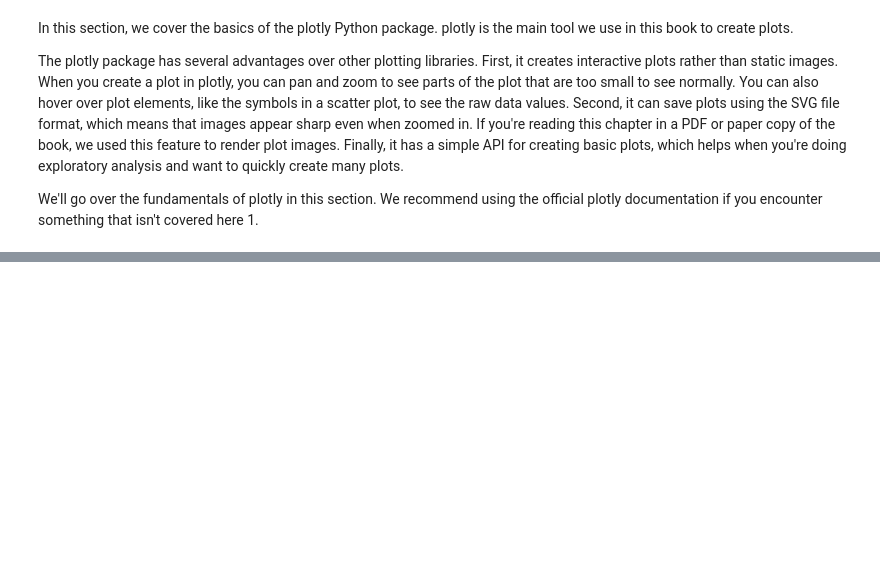
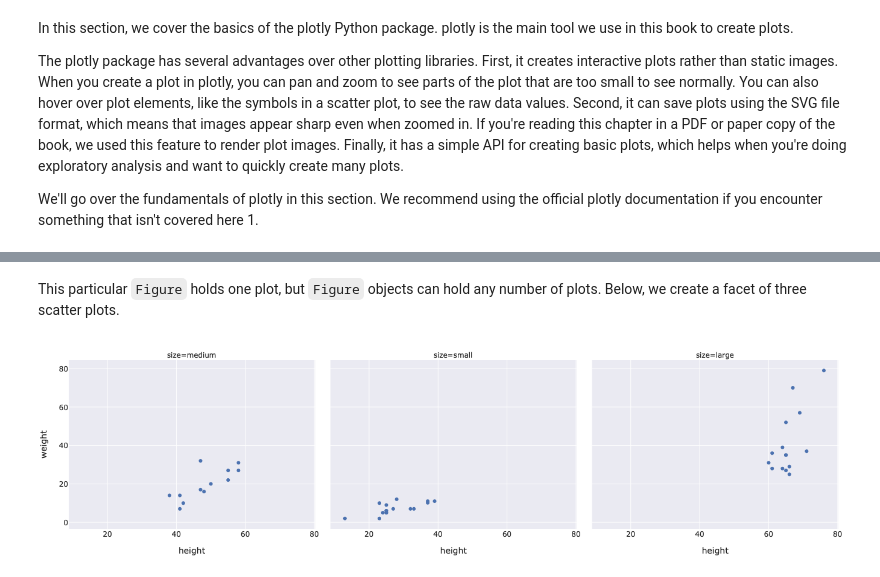
Before and after one commit to shirleytemples/data_science_techniques, a Jupyter notebook: Desktop/Data100/viz_plotly.ipynb, the cells around one changed output, grey strips where cells are left out. Cells and saved outputs as stored; diff of their text form; code cells hidden in the pictures; blank space fills up the shorter version.

```diff
--- a/Desktop/Data100/viz_plotly.ipynb
+++ b/Desktop/Data100/viz_plotly.ipynb
@@ -83,0 +116,8 @@ Let's look at an example using the dataset of dog breeds.
+# %% [markdown]
+This particular ``Figure`` holds one plot, but ``Figure`` objects can hold any number of plots. Below, we create a facet of three scatter plots.
+# %%
+fig = px.scatter(dogs,x='height',y='weight',facet_col='size',width=650,height=250)
+fig.update_layout(margin=dict(t=30))
+fig
+# %% [output]
+[figure, added]
```
Also changed, not shown: parts of 9 cells of this notebook.
